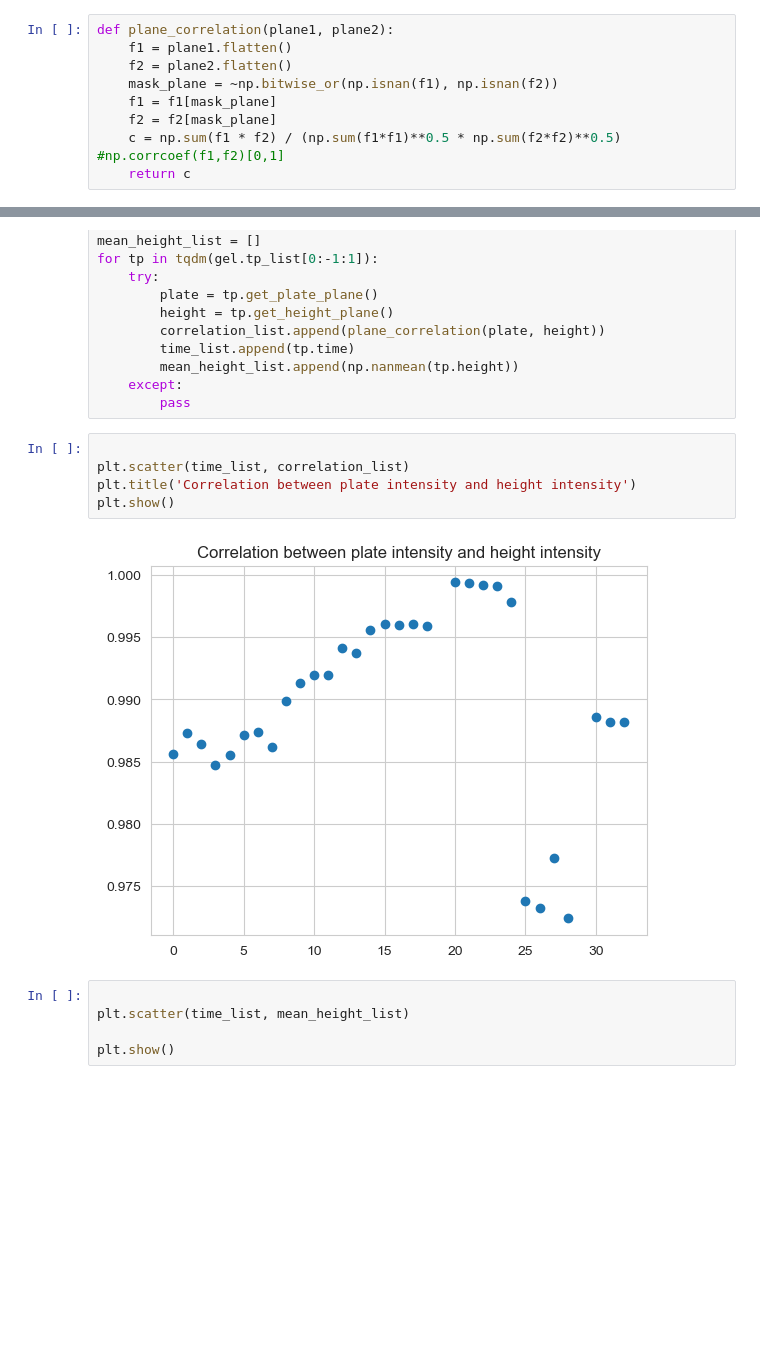
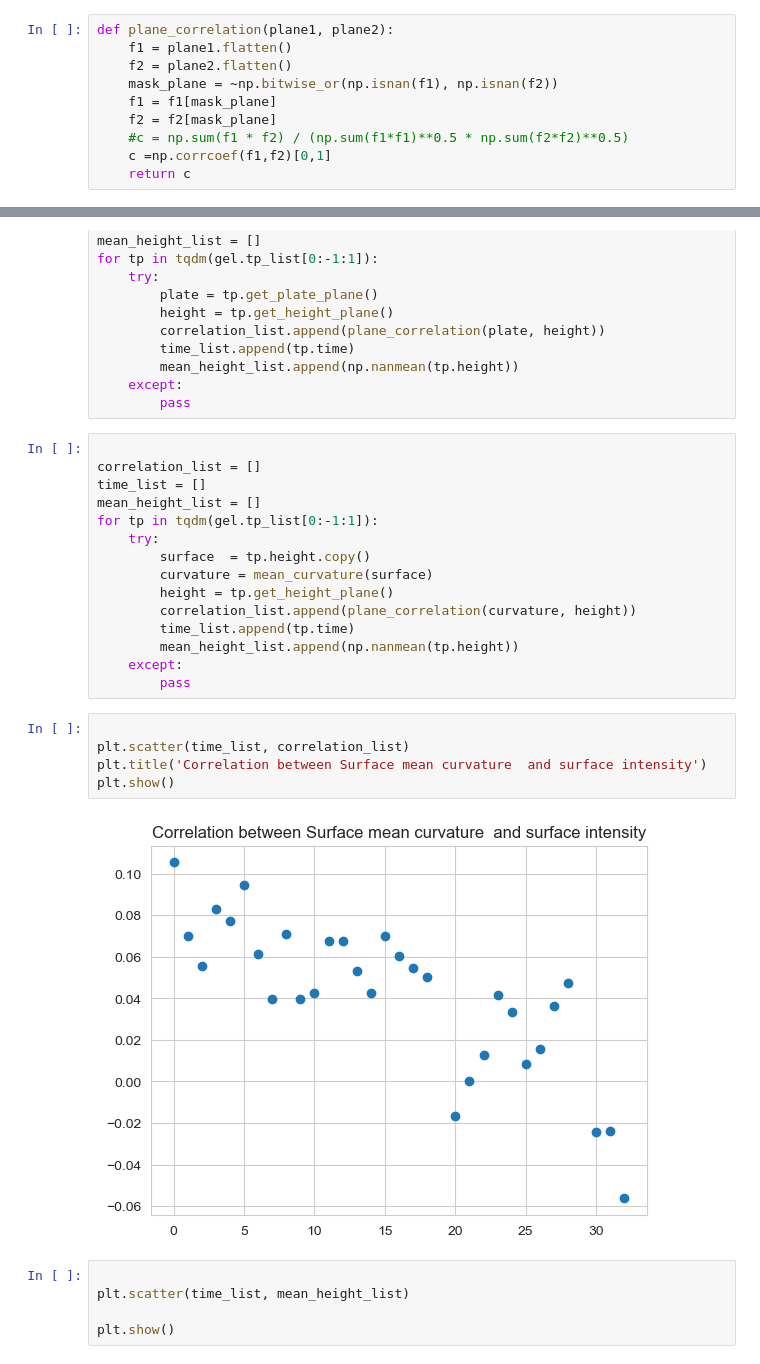
Before and after one commit to amityu/gel_sheets, a Jupyter notebook: analysis/correlations.ipynb, the cells around one changed output, grey strips where cells are left out. Drawn from its saved outputs; the diff is of its cells as text; blank space fills up the shorter version.

Commit message:
adding correlation of the curvature

```diff
--- a/analysis/correlations.ipynb
+++ b/analysis/correlations.ipynb
@@ -82,7 +48,8 @@ def plane_correlation(plane1, plane2):
     mask_plane = ~np.bitwise_or(np.isnan(f1), np.isnan(f2))
     f1 = f1[mask_plane]
     f2 = f2[mask_plane]
-    c = np.sum(f1 * f2) / (np.sum(f1*f1)**0.5 * np.sum(f2*f2)**0.5) #np.corrcoef(f1,f2)[0,1]
+    #c = np.sum(f1 * f2) / (np.sum(f1*f1)**0.5 * np.sum(f2*f2)**0.5)
+    c =np.corrcoef(f1,f2)[0,1]
     return c
 # %% [markdown]
 COrrelation between the intensity in the plane and surface as a function of time
@@ -100,13 +67,28 @@ for tp in tqdm(gel.tp_list[0:-1:1]):
         mean_height_list.append(np.nanmean(tp.height))
     except:
         pass
+# %%
+
+correlation_list = []
+time_list = []
+mean_height_list = []
+for tp in tqdm(gel.tp_list[0:-1:1]):
+    try:
+        surface  = tp.height.copy()
+        curvature = mean_curvature(surface)
+        height = tp.get_height_plane()
+        correlation_list.append(plane_correlation(curvature, height))
+        time_list.append(tp.time)
+        mean_height_list.append(np.nanmean(tp.height))
+    except:
+        pass
 # %%
 
 plt.scatter(time_list, correlation_list)
-plt.title('Correlation between plate intensity and height intensity')
+plt.title('Correlation between Surface mean curvature  and surface intensity')
 plt.show()
 # %% [output]
-[figure, old version]
+[figure, new version]
 # %%
 
 plt.scatter(time_list, mean_height_list)
```
Also changed, not shown: parts of 2 cells of this notebook, 4 other files.
